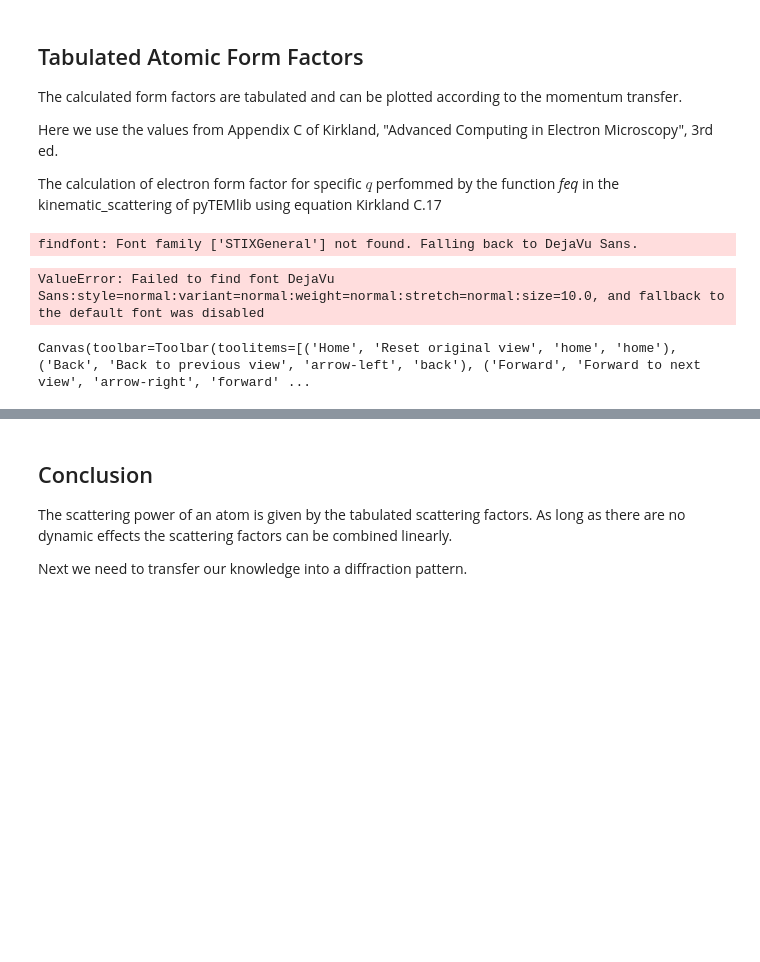
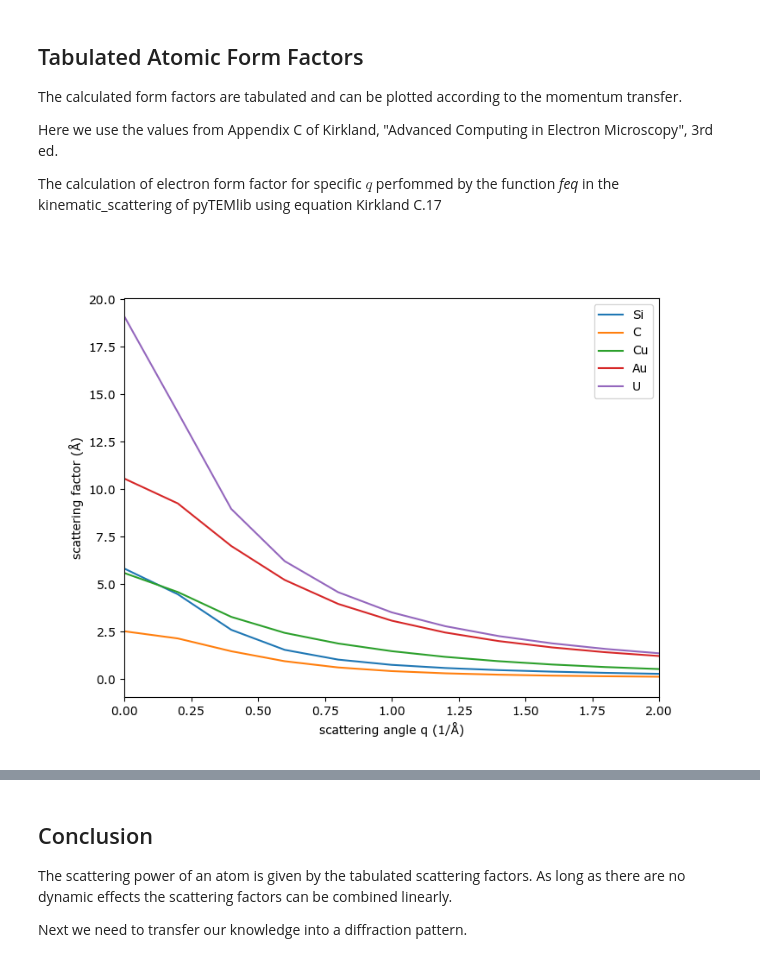
Before and after one commit to gduscher/MSE672-Introduction-to-TEM, a Jupyter notebook: Diffraction/CH2_02-Atomic_Form_Factor.ipynb, the cells around one changed output, grey strips where cells are left out. Drawn from its saved outputs; the diff is of its cells as text; code cells hidden in the pictures; blank space fills up the shorter version.

```diff
--- a/Diffraction/CH2_02-Atomic_Form_Factor.ipynb
+++ b/Diffraction/CH2_02-Atomic_Form_Factor.ipynb
@@ -198,33 +198,31 @@ The calculation of electron form factor for specific $q$ perfommed by the functi
 # %%
 # recreating figure 5.8 (p.110) of Kirkland, "Advanced Computing in Electron Microscopy" 3rd ed.
 x = []
 ySi = []
 yC = []
 yCu =[]
 yAu =[]
 yU = []
 for i in range(100):
     x.append(i/5)
     ySi.append(ks.feq('Si', i/5))
     yC.append(ks.feq('C', i/5))
     yCu.append(ks.feq('Cu', i/5))
     yAu.append(ks.feq('Au', i/5))
     yU.append(ks.feq('U', i/5))
 fig = plt.figure(figsize=(8, 6))
 plt.plot(x,ySi,label='Si')
 plt.plot(x,yC,label='C')
 plt.plot(x,yCu,label='Cu')
 plt.plot(x,yAu,label='Au')
 plt.plot(x,yU,label='U')
 plt.legend()
-plt.gca.setylabel(r'scattering factor ($\AA$)')
-plt.xlabel('scattering angle q (1/$\AA$)')
+plt.ylabel('scattering factor (Å)')
+plt.xlabel('scattering angle q (1/Å)')
 plt.xlim(0,2)
 plt.show()
 # %% [output]
-findfont: Font family ['STIXGeneral'] not found. Falling back to DejaVu Sans.
-ValueError: Failed to find font DejaVu Sans:style=normal:variant=normal:weight=normal:stretch=normal:size=10.0, and fallback to the default font was disabled
-Canvas(toolbar=Toolbar(toolitems=[('Home', 'Reset original view', 'home', 'home'), ('Back', 'Back to previous view', 'arrow-left', 'back'), ('Forward', 'Forward to next view', 'arrow-right', 'forward' ...
+[figure, added]
 # %% [markdown]
 Adding atoms in a row makes the atom just look heavier:
 
```
